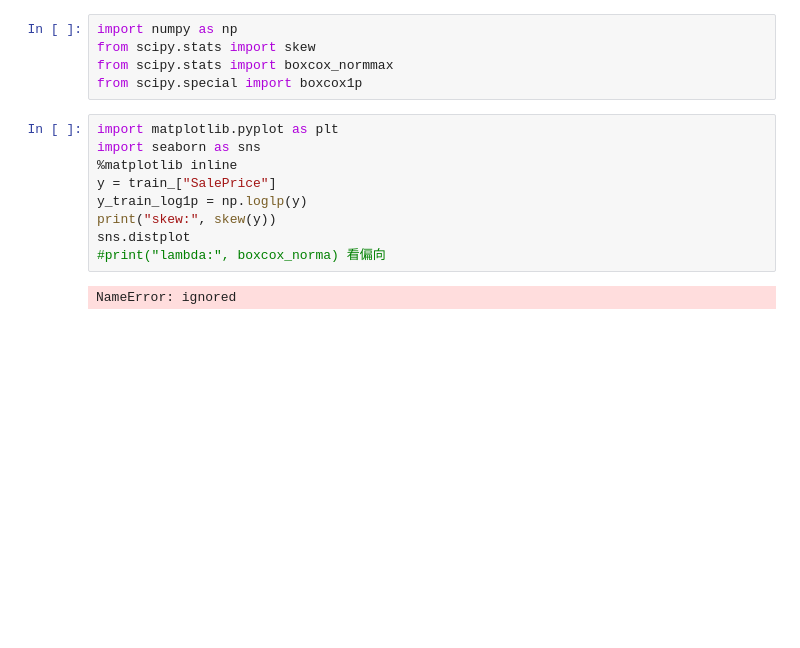
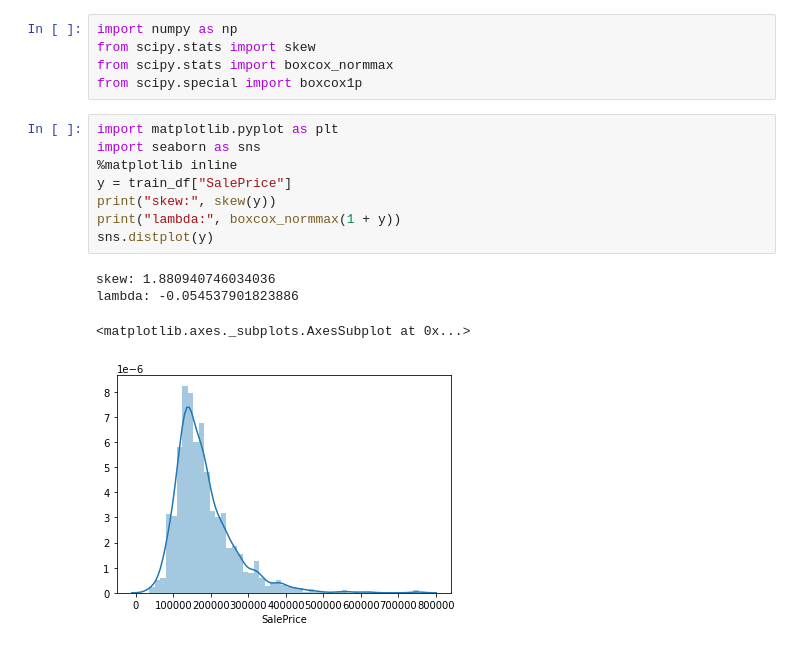
Before and after one commit to alrb2005/MechaineLearing-0716-, a Jupyter notebook: House_linear.ipynb, the cells around one changed output. Cells and saved outputs as stored; diff of their text form; blank space fills up the shorter version.

```diff
--- a/House_linear.ipynb
+++ b/House_linear.ipynb
@@ -30,11 +30,13 @@ from scipy.special import boxcox1p
 # %%
 import matplotlib.pyplot as plt
 import seaborn as sns
 %matplotlib inline
-y = train_["SalePrice"]
-y_train_log1p = np.loglp(y)
+y = train_df["SalePrice"]
 print("skew:", skew(y))
-sns.distplot
-#print("lambda:", boxcox_norma) 看偏向
+print("lambda:", boxcox_normmax(1 + y))
+sns.distplot(y)
 # %% [output]
-NameError: ignored
+skew: 1.880940746034036
+lambda: -0.054537901823886
+<matplotlib.axes._subplots.AxesSubplot at 0x...>
+[figure, added]
```
Also changed, not shown: parts of 14 cells of this notebook.
